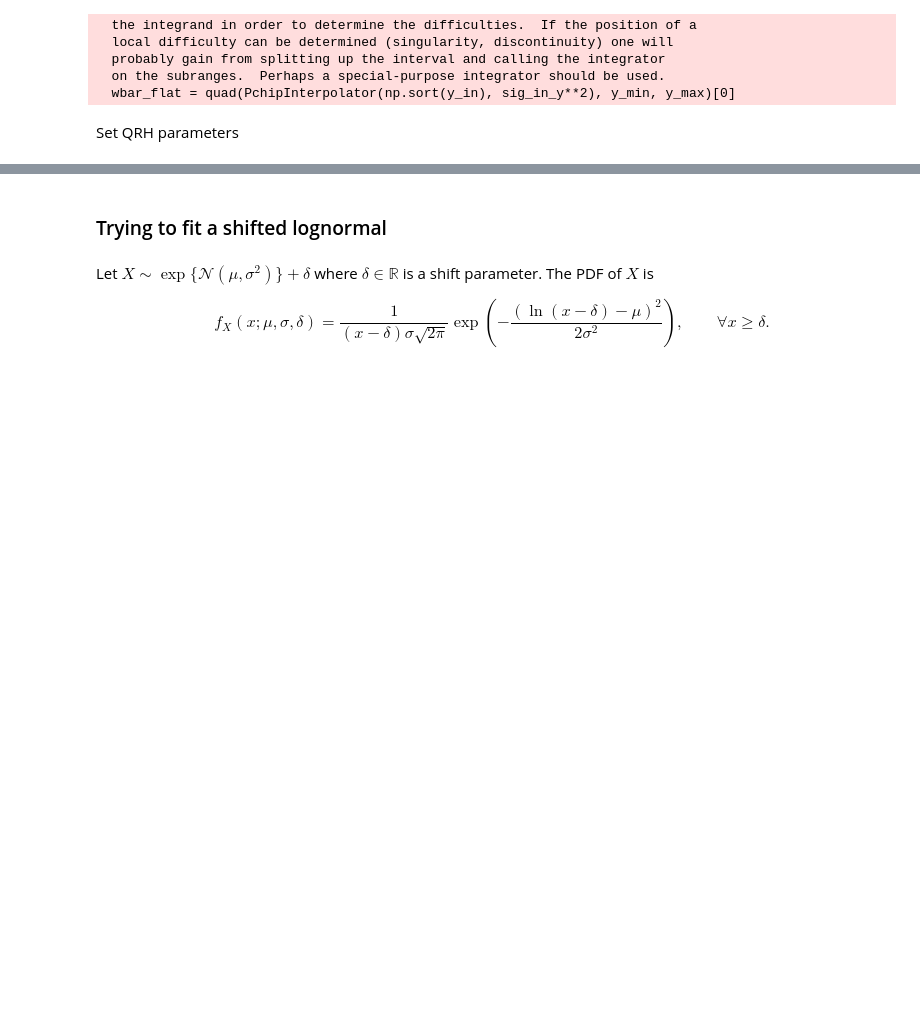
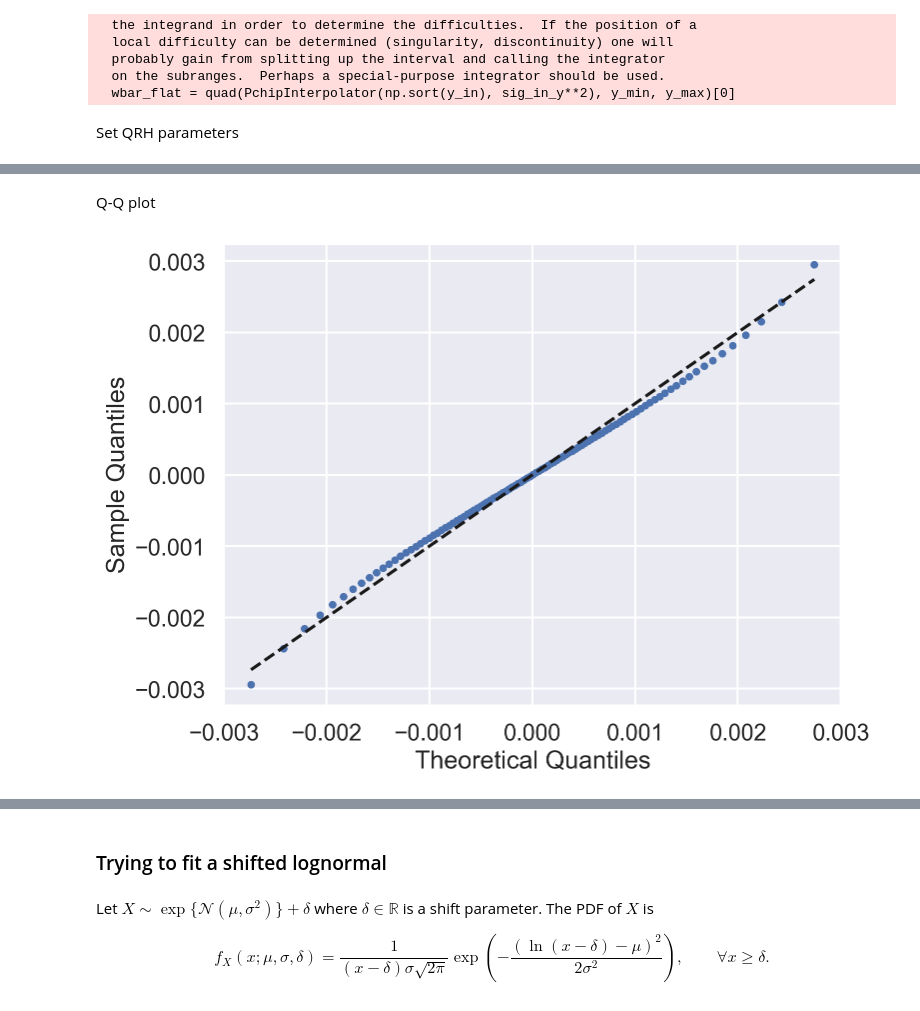
Before and after one commit to jgatheral/QuadraticRoughHeston, a Jupyter notebook: vix_approx.ipynb, the cells around one changed output, grey strips where cells are left out. Saved outputs shown, nothing was run; the diff lists cells and outputs as text; code cells hidden in the pictures; blank space fills up the shorter version.

```diff
--- a/vix_approx.ipynb
+++ b/vix_approx.ipynb
@@ -48,0 +93,15 @@ qrh_sim = qrh.simulate(paths=paths, steps=steps, expiries=spx_expiries, output="
+# %% [markdown]
+Q-Q plot
+# %%
+quantiles = np.linspace(1e-2, 1 - 1e-2, 101)
+chi_k_quantiles = np.quantile(chi_k, q=quantiles)
+normal_quantiles = stats.norm.ppf(quantiles, loc=mean, scale=std)
+
+fig, ax = plt.subplots()
+ax.plot(normal_quantiles, chi_k_quantiles, ".")
+ax.plot(normal_quantiles, normal_quantiles, "k--")
+ax.set_xlabel("Theoretical Quantiles")
+ax.set_ylabel("Sample Quantiles")
+plt.show()
+# %% [output]
+[figure, added]
```
Also changed, not shown: parts of 65 cells of this notebook, 5 other files.
